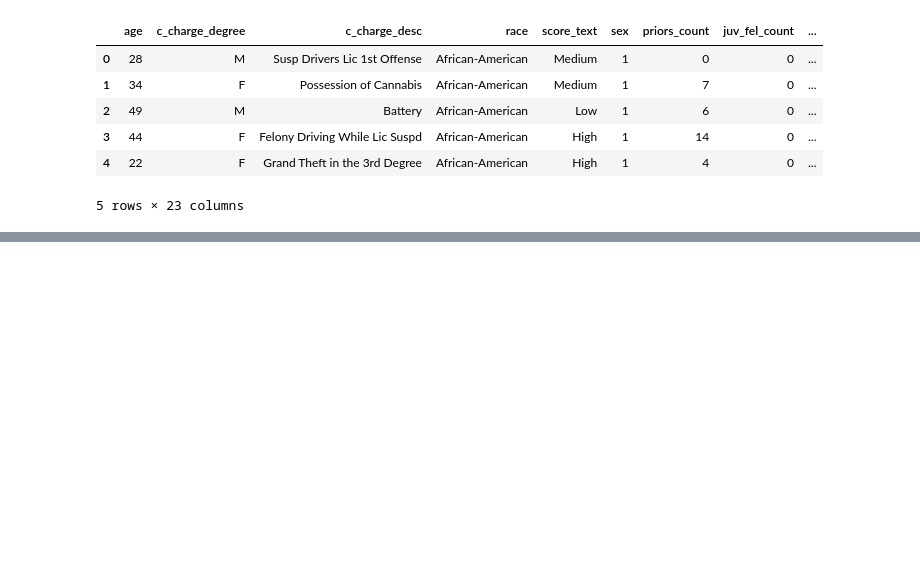
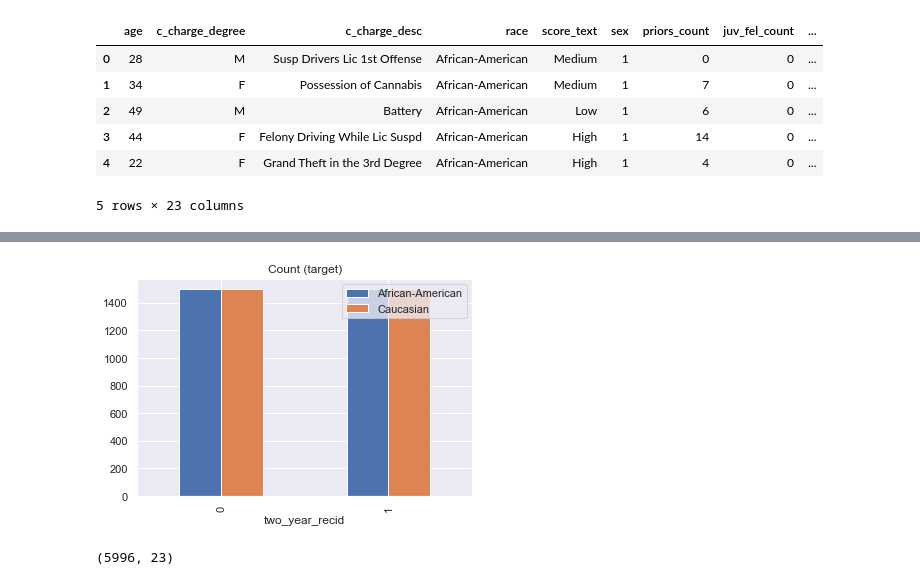
Before and after one commit to Wangsherpa/homeworks, a Jupyter notebook: Homework-3/Homework-3-student.ipynb, the cells around one changed output, grey strips where cells are left out. Saved outputs shown, nothing was run; the diff lists cells and outputs as text; code cells hidden in the pictures; blank space fills up the shorter version.

```diff
--- a/Homework-3/Homework-3-student.ipynb
+++ b/Homework-3/Homework-3-student.ipynb
@@ -868,0 +898,11 @@ new_df.head()
+# %%
+max_num = class_counts.loc[1, 'African-American']
+aa_df_class0 = aa_df[aa_df['two_year_recid'] == 0]
+aa_df_class1 = aa_df[aa_df['two_year_recid'] == 1]
+cc_df_class0 = cc_df[cc_df['two_year_recid'] == 0]
+cc_df_class1 = cc_df[cc_df['two_year_recid'] == 1]
+aa_df_class0_new = aa_df_class0.sample(max_num, replace=True)
+cc_df_class0_new = cc_df_class0.sample(max_num, replace=True)
+cc_df_class1_new = cc_df_class1.sample(max_num, replace=True)
+new_df = pd.concat([aa_df_class0_new, aa_df_class1, cc_df_class0_new, cc_df_class1_new], axis = 0)
+new_df.head()
@@ -868,0 +917,5 @@ new_df.head()
+# %%
+vc =  new_df.groupby('race')['two_year_recid'].value_counts()
+pd.concat([vc['African-American'], vc['Caucasian']], axis = 1, keys=['African-American', 'Caucasian']).plot(kind='bar', title='Count (target)');
+# %% [output]
+[figure, added]
@@ -868,0 +924,4 @@ new_df.head()
+# %%
+new_df.shape
+# %% [output]
+(5996, 23)
```
Also changed, not shown: parts of 17 cells of this notebook.
